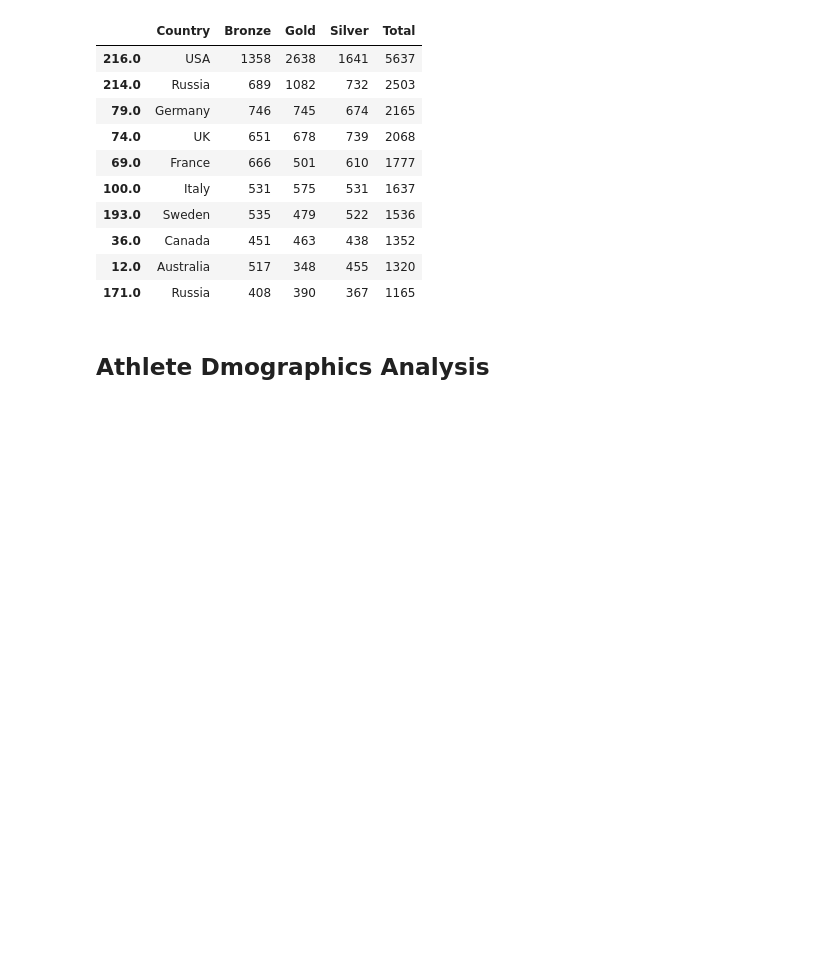
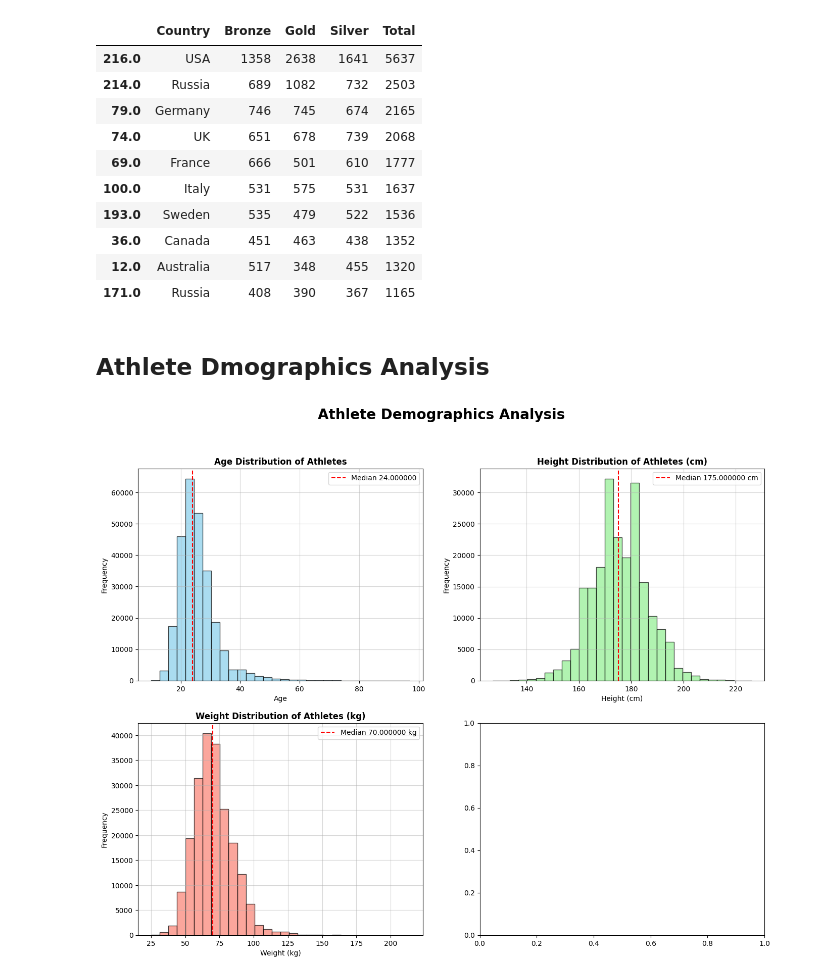
Before and after one commit to Dani-8/120Years-Of-Olympics-Data-Analysis, a Jupyter notebook: Olympic Medal Prediction ML Analysis.ipynb, the cells around one changed output. Drawn from its saved outputs; the diff is of its cells as text; code cells hidden in the pictures; blank space fills up the shorter version.

```diff
--- a/Olympic Medal Prediction ML Analysis.ipynb
+++ b/Olympic Medal Prediction ML Analysis.ipynb
@@ -339,3 +339,42 @@ TOP 10 MEDAL-WINNING COUNTRIES:
 | 171.0 | Russia | 408 | 390 | 367 | 1165 |
 # %% [markdown]
 ## Athlete Dmographics Analysis
+# %%
+fig, axes = plt.subplots(2,2, figsize=(16,12))
+fig.suptitle('Athlete Demographics Analysis', fontsize=20, fontweight='bold')
+
+# Age Distribution
+axes[0,0].hist(df_events["Age"].dropna(), bins=30, alpha=0.7, color="skyblue", edgecolor="black")
+axes[0,0].set_title('Age Distribution of Athletes', fontweight='bold')
+axes[0,0].set_xlabel('Age')
+axes[0,0].set_ylabel('Frequency')
+axes[0,0].axvline(df_events["Age"].median(), color="red", linestyle="--",
+                 label=f'Median {df_events["Age"].median():1f}')
+axes[0,0].legend()
+axes[0,0].grid(True, alpha=0.5)
+
+
+# Height Distribution
+axes[0,1].hist(df_events["Height"].dropna(), bins=30, alpha=0.7, color="lightgreen", edgecolor="black")
+axes[0,1].set_title('Height Distribution of Athletes (cm)', fontweight='bold')
+axes[0,1].set_xlabel('Height (cm)')
+axes[0,1].set_ylabel('Frequency')
+axes[0,1].axvline(df_events["Height"].median(), color="red", linestyle="--",
+                 label=f'Median {df_events["Height"].median():1f} cm')
+axes[0,1].legend()
+axes[0,1].grid(True, alpha=0.5)
+
+
+# Weight Distribution
+axes[1,0].hist(df_events["Weight"].dropna(), bins=30, alpha=0.7, color="salmon", edgecolor="black")
+axes[1,0].set_title('Weight Distribution of Athletes (kg)', fontweight='bold')
+axes[1,0].set_xlabel('Weight (kg)')
+axes[1,0].set_ylabel('Frequency')
+axes[1,0].axvline(df_events["Weight"].median(), color="red", linestyle="--",
+                 label=f'Median {df_events["Weight"].median():1f} kg')
+axes[1,0].legend()
+axes[1,0].grid(True, alpha=0.5)
+
+# Gender distribution over time
+# %% [output]
+[figure, added]
```
